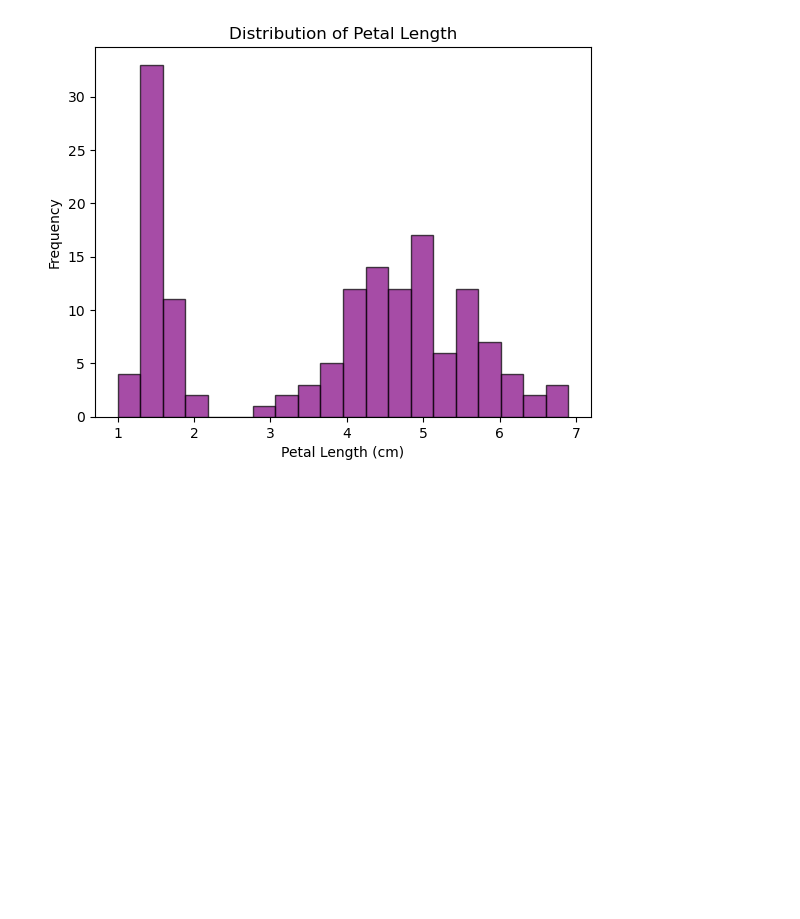
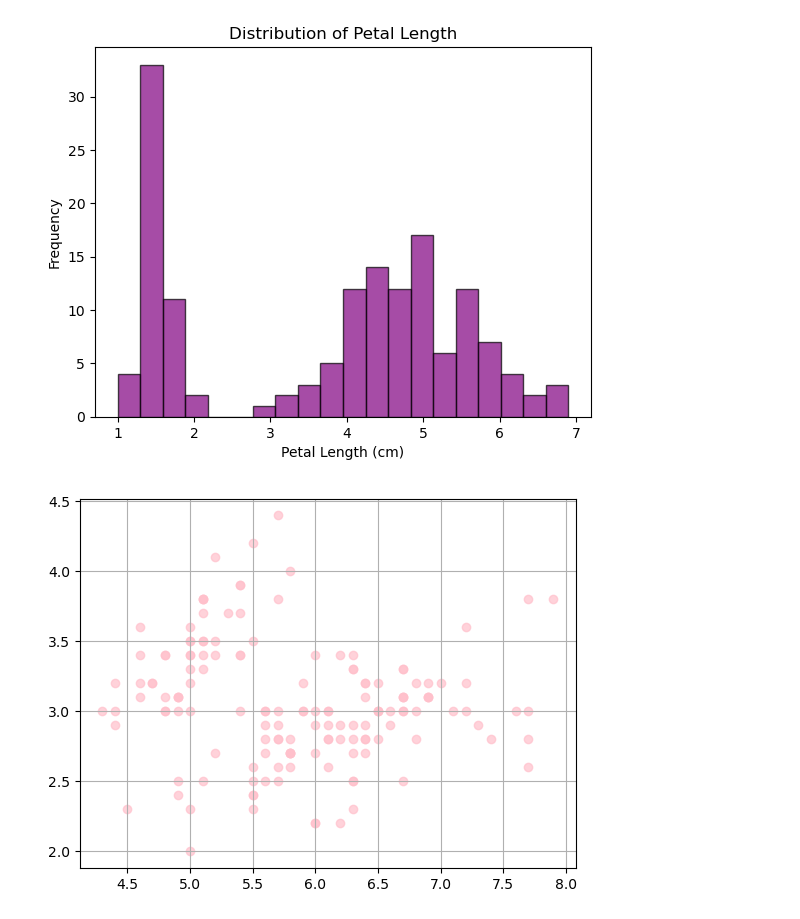
Before and after one commit to gayathriuthamaraj/data_visualization, a Jupyter notebook: lab-02.ipynb, the cells around one changed output. Drawn from its saved outputs; the diff is of its cells as text; code cells hidden in the pictures; blank space fills up the shorter version.

```diff
--- a/lab-02.ipynb
+++ b/lab-02.ipynb
@@ -113,3 +113,8 @@ plt.ylabel('Frequency')
 plt.show()
 # %% [output]
 [figure]
+# %%
+plt.scatter(iris['sepal_length'], iris['sepal_width'], color='pink', alpha=0.7)
+plt.grid(True)
+# %% [output]
+[figure, added]
```
